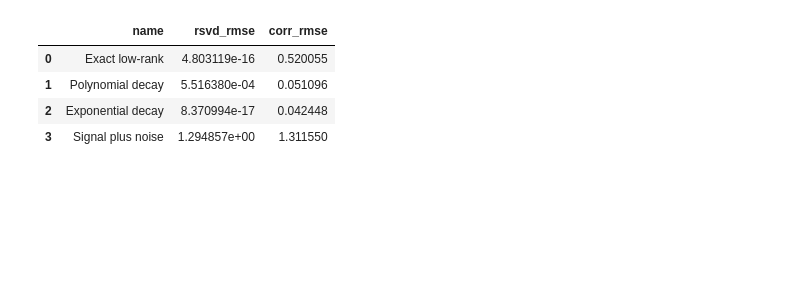
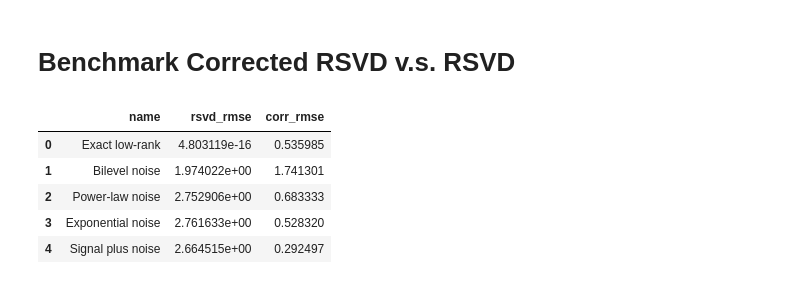
Before and after one commit to notacountry/RSVD-error-correction, a Jupyter notebook: experiments/analysis.ipynb, the cells around one changed output. Saved outputs shown, nothing was run; the diff lists cells and outputs as text; code cells hidden in the pictures; blank space fills up the shorter version.

```diff
--- a/experiments/analysis.ipynb
+++ b/experiments/analysis.ipynb
@@ -14,22 +15,26 @@ from experiments.config import N, K, P, SIGMA, SEED, ALPHA, BETA, NOISE_LEVEL, N
 from experiments.hypothesis_test import run_hypothesis_test
+# %% [markdown]
+# Benchmark Corrected RSVD v.s. RSVD
 # %%
 generators = [
     ExactLowRank(sigma=SIGMA),
-    PolynomialDecay(alpha=ALPHA),
-    ExponentialDecay(beta=BETA),
+    BilevelNoise(signal_rank=SIGNAL_RANK, signal_high=SIGNAL_HIGH, signal_low=SIGNAL_LOW, noise_level=NOISE_LEVEL),
+    PowerLawNoise(alpha=ALPHA, noise_level=NOISE_LEVEL),
+    ExponentialNoise(beta=BETA, noise_level=NOISE_LEVEL),
     SignalPlusNoise(sigma_signal=SIGMA, noise_level=NOISE_LEVEL),
 ]
 
 pd.DataFrame([
     run_benchmark(gen.name, *gen(n=N, k=K, seed=SEED), k=K, p=P, seed=SEED)
     for gen in generators
 ])
 # %% [output]
 |  | name | rsvd_rmse | corr_rmse |
-| 0 | Exact low-rank | 4.803119e-16 | 0.520055 |
-| 1 | Polynomial decay | 5.516380e-04 | 0.051096 |
-| 2 | Exponential decay | 8.370994e-17 | 0.042448 |
-| 3 | Signal plus noise | 1.294857e+00 | 1.311550 |
+| 0 | Exact low-rank | 4.803119e-16 | 0.535985 |
+| 1 | Bilevel noise | 1.974022e+00 | 1.741301 |
+| 2 | Power-law noise | 2.752906e+00 | 0.683333 |
+| 3 | Exponential noise | 2.761633e+00 | 0.528320 |
+| 4 | Signal plus noise | 2.664515e+00 | 0.292497 |
 # %%
 run_hypothesis_test(HT_CONFIGS, n_trials=N_TRIALS, p=P)
 # %% [output]
```
Also changed, not shown: parts of 4 cells of this notebook, 7 other files.
